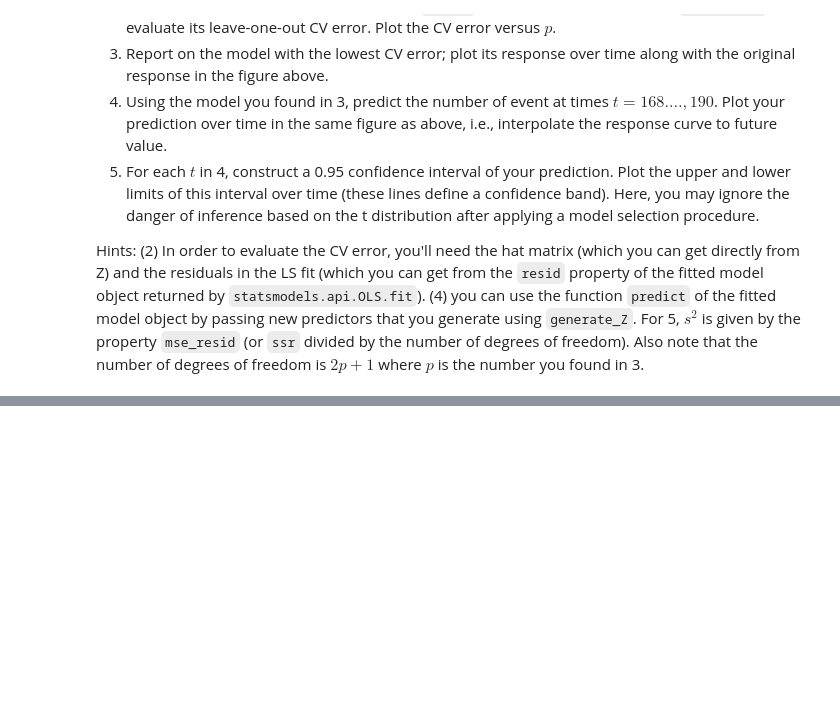
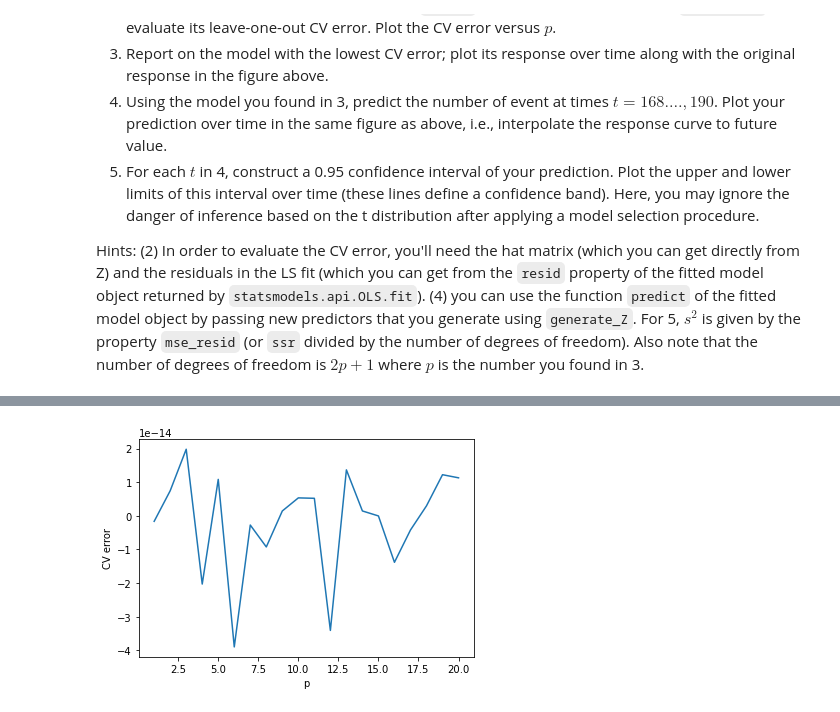
Before and after one commit to Nesher123/advanced-statistics, a Jupyter notebook: hw6/hw6.ipynb, the cells around one changed output, grey strips where cells are left out. Cells and saved outputs as stored; diff of their text form; code cells hidden in the pictures; blank space fills up the shorter version.

```diff
--- a/hw6/hw6.ipynb
+++ b/hw6/hw6.ipynb
@@ -289,12 +428,23 @@ def generate_Z(t, p):
     Args:
     ----
     t:   vector of time samples (length n)
-    p:   number of frequencies (overal 2p+1 predictors)
+    p:   number of frequencies (overall 2p+1 predictors)
 
     Returns:
     --------
     Z:  design matrix of size (n, 2p+1)
     """
+    n = len(t)
+    tt = np.arange(0, n)
+    x1 = np.ones(n)
+    aaa = [x1]
 
-    # Your code goes here
-    pass
+    for k in range(1, p + 1):
+        k1 = np.sin(2 * np.pi * k * tt / 60)
+        k2 = np.cos(2 * np.pi * k * tt / 60)
+        aaa.append(k1)
+        aaa.append(k2)
+
+    Z = np.column_stack(aaa)
+
+    return Z
@@ -300,0 +455,14 @@ def generate_Z(t, p):
+# %%
+# response
+y = AnneFrank['events']
+CV_errors = {}
+
+for p in range(1, 21):
+    Z = generate_Z(AnneFrank['date'], p)
+    H = Z @ np.linalg.inv(Z.T @ Z) @ Z.T
+    y_hat = H @ y
+    results = sm.OLS(y, y_hat).fit()
+    residuals = results.resid
+    CV_errors[p] = residuals.mean()
+
+CV_errors
@@ -300,0 +490,9 @@ def generate_Z(t, p):
+# %%
+lists = sorted(CV_errors.items())  # sorted by key, return a list of tuples
+x_axis, y_axis = zip(*lists)  # unpack a list of pairs into two tuples
+plt.plot(x_axis, y_axis)
+plt.xlabel('p')
+plt.ylabel('CV error')
+plt.show()
+# %% [output]
+[figure, added]
```
Also changed, not shown: parts of 23 cells of this notebook.
